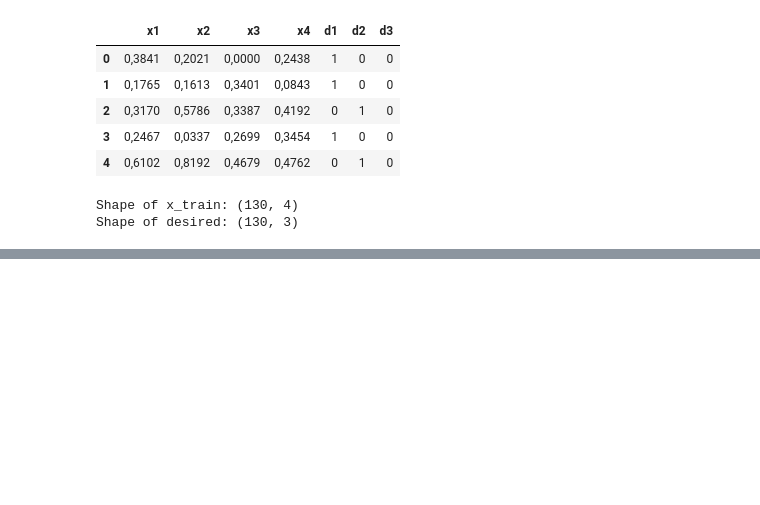
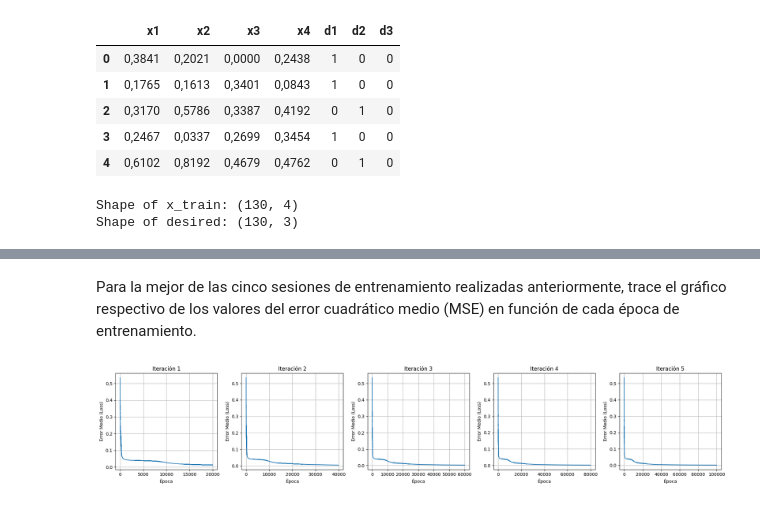
Before and after one commit to maxi9113/colab_notebook, a Jupyter notebook: Taller_Clasification_MLP_Algorith.ipynb, the cells around one changed output, grey strips where cells are left out. Drawn from its saved outputs; the diff is of its cells as text; code cells hidden in the pictures; blank space fills up the shorter version.

```diff
--- a/Taller_Clasification_MLP_Algorith.ipynb
+++ b/Taller_Clasification_MLP_Algorith.ipynb
@@ -175,0 +206,8 @@ Epoch 110000, Loss: 0.0479
+# %%
+
+   # 5. Realizar predicciones después del entrenamiento
+def f_activate_threshold(x):
+  result = f_activate(x)
+  result[result >= 0.5] = 1
+  result[result < 0.5] = 0
+  return result
@@ -175,0 +247,23 @@ Epoch 110000, Loss: 0.0479
+# %%
+
+from IPython.display import display, HTML
+
+def predict(input_data, trained_weights, trained_biases):
+  current_output = input_data
+  for i in range(len(trained_weights)):
+    current_input_weighted = np.dot(current_output, trained_weights[i]) + trained_biases[i]
+    current_output = f_activate_threshold(current_input_weighted)
+  return current_output,current_input_weighted
+
+# Graficar los resultados
+
+for i, (trained_weights, trained_biases) in enumerate(trained_values):
+    print(f"✅ Entrenamiento {i+1} ")
+    current_output,current_input_weighted = predict(x_predictions, trained_weights, trained_biases)
+    X_Data_Predictions[f'pos_y1'] = current_input_weighted[:, 0].astype(float)
+    X_Data_Predictions[f'pos_y2'] = current_input_weighted[:, 1].astype(float)
+    X_Data_Predictions[f'pos_y3'] = current_input_weighted[:, 2].astype(float)
+    X_Data_Predictions[f'y1'] = current_output[:, 0].astype(int)
+    X_Data_Predictions[f'y2'] = current_output[:, 1].astype(int)
+    X_Data_Predictions[f'y3'] = current_output[:, 2].astype(int)
+    display(HTML(X_Data_Predictions.head(20).to_html()))
@@ -175,0 +361,20 @@ Epoch 110000, Loss: 0.0479
+# %% [markdown]
+Para la mejor de las cinco sesiones de entrenamiento realizadas anteriormente,
+trace el gráfico respectivo de los valores del error cuadrático medio (MSE) en
+función de cada época de entrenamiento.
+# %%
+# Graficar los resultados en subplots
+plt.figure(figsize=(20, 4)) # Ajusta el tamaño de la figura para que quepan las 5 gráficas en una fila
+
+for i, (epoch_hist, loss_hist) in enumerate(training_histories):
+    plt.subplot(1, 5, i + 1) # 1 fila, 5 columnas, posición i+1
+    plt.plot(epoch_hist, loss_hist)
+    plt.xlabel('Época')
+    plt.ylabel('Error Medio (Loss)')
+    plt.title(f'Iteración {i+1}')
+    plt.grid(True)
+
+plt.tight_layout() # Ajusta automáticamente los parámetros de la subtrama para que encajen en el área de la figura
+plt.show()
+# %% [output]
+[figure, added]
```
Also changed, not shown: parts of 7 cells of this notebook.
